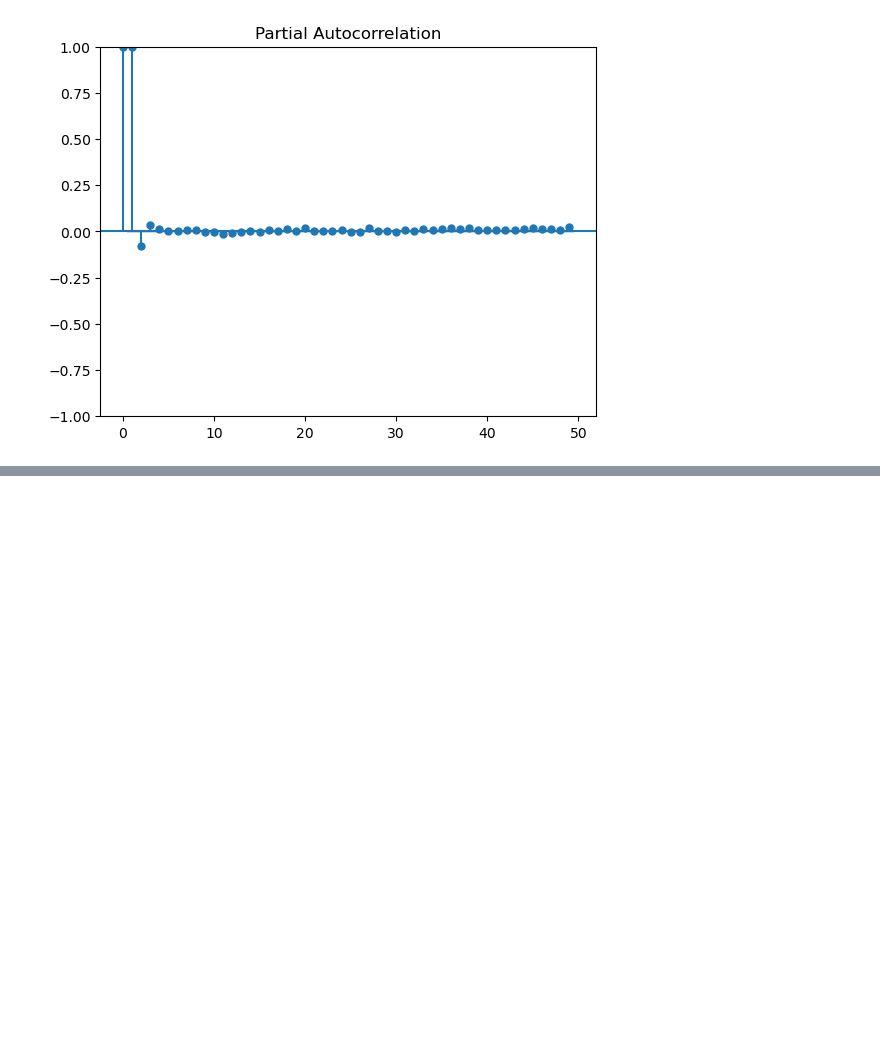
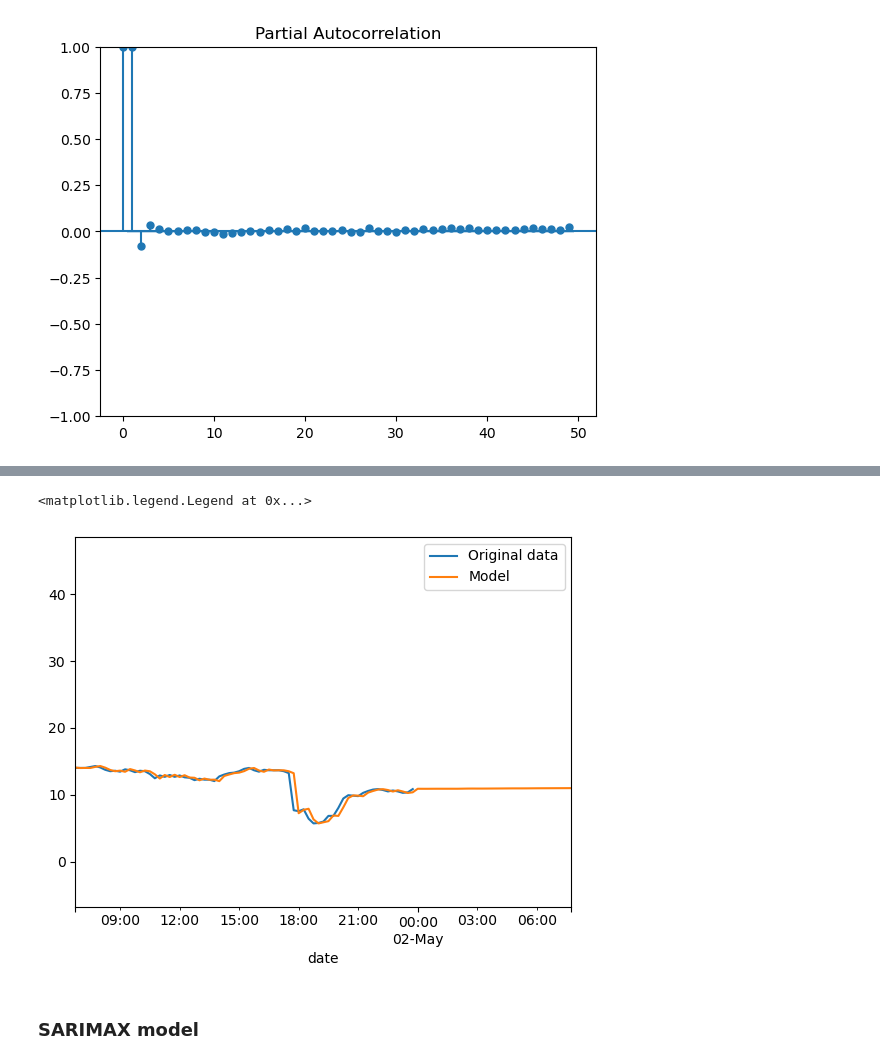
Before and after one commit to JakubLobo/probabilistic-forecasting-temperature, a Jupyter notebook: ARIMA-models.ipynb, the cells around one changed output, grey strips where cells are left out. Drawn from its saved outputs; the diff is of its cells as text; code cells hidden in the pictures; blank space fills up the shorter version.

```diff
--- a/project.ipynb
+++ b/ARIMA-models.ipynb
@@ -159,0 +178,10 @@ plt.legend()
+# %%
+temp.plot(label='Original data')
+arma_pred.plot(label='Model')
+plt.xlim(arma_pred.index[-750], arma_pred.index[-650])
+plt.legend()
+# %% [output]
+<matplotlib.legend.Legend at 0x...>
+[figure, added]
+# %% [markdown]
+### SARIMAX model
```
Also changed, not shown: parts of 12 cells of this notebook.
